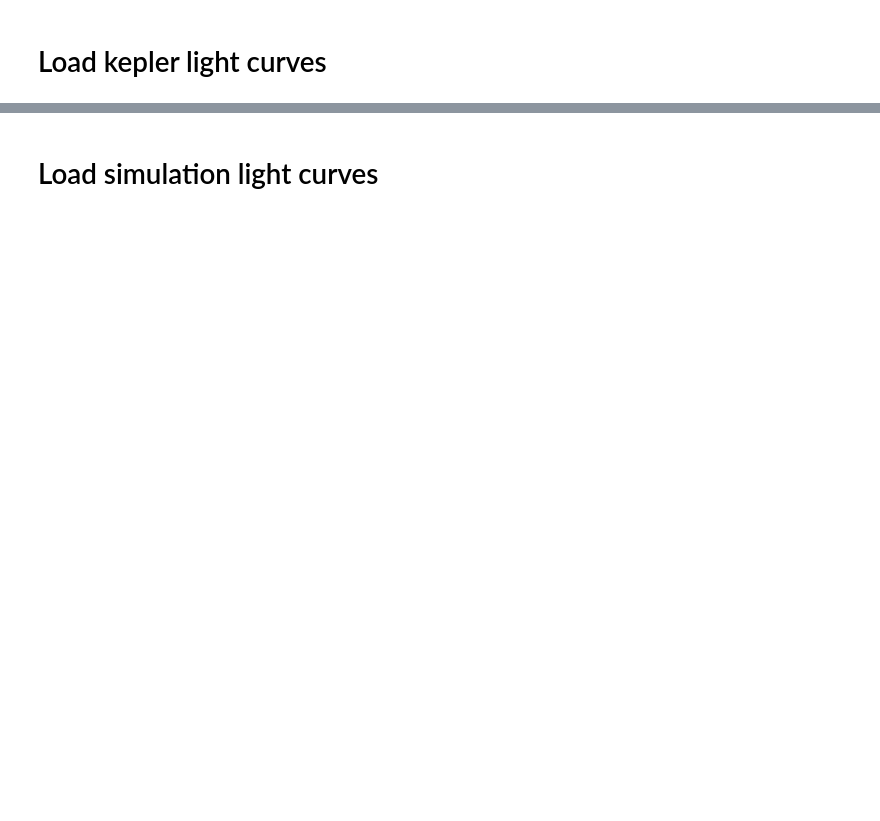
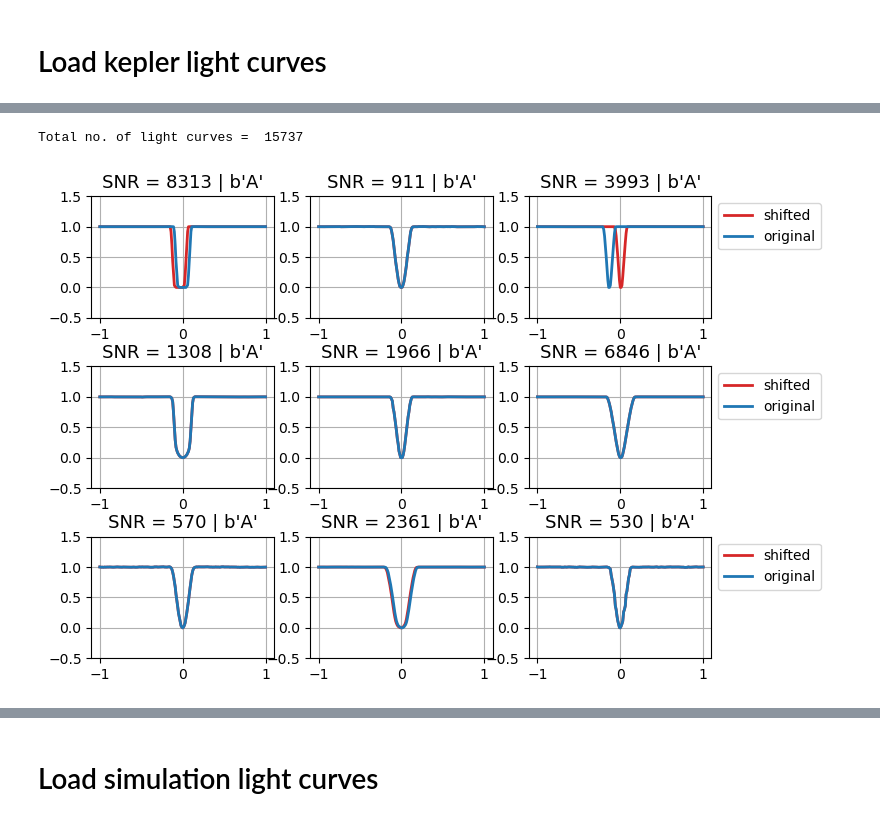
Before and after one commit to abrahammathews2000/mega, a Jupyter notebook: ml_training/overlap_lightcurves_simul_kepler.ipynb, the cells around one changed output, grey strips where cells are left out. Drawn from its saved outputs; the diff is of its cells as text; code cells hidden in the pictures; blank space fills up the shorter version.

```diff
--- a/ml_training/overlap_lightcurves_simul_kepler.ipynb
+++ b/ml_training/overlap_lightcurves_simul_kepler.ipynb
@@ -195,36 +289,45 @@ plt.show()
 print(f"Total no. of light curves = ",len(SNR_Kepler))
 # Plot the selected light curves 3 x 3
 num = 3
 fig,ax=plt.subplots(num,3, figsize=(8,6), gridspec_kw={ 'width_ratios': [1,1,1],
         'wspace': 0.2,'hspace': 0.4})
 
 # ax[0][1].set_title('Shape',size=15)
 # ax[0][0].set_title('Light Curve (Train Dataset)',size=15)
 # ax[num-1][0].set_xlabel('Phase',size=13)
 ph_kepler = np.linspace(-1,1,len(lc_np_array_offset[0]))
 
 
 i = 0
 for i in np.arange(0,num):
     # k = np.random.randint(0, len(select_kepler_lc)-50)
     k = int(np.random.choice(selected_kepler_index))
     ax[i][0].set_title(f'SNR = {int(np.round(SNR_Kepler[k],0))} | {lc_label_array[k]}',size=13)
     ax[i][0].set_ylim(-0.5,1.5)
-    ax[i][0].plot(ph_kepler, lc_np_array_offset[k],color = 'tab:red',linewidth='2')
-    ax[i][0].plot(ph_kepler, lc_np_array[k]+1,color = 'tab:blue',linewidth='2')
+    ax[i][0].plot(ph_kepler, lc_np_array_offset[k],color = 'tab:red',label='shifted',linewidth='2')
+    ax[i][0].plot(ph_kepler, lc_np_array[k]+1,color = 'tab:blue',label='original',linewidth='2')
     ax[i][0].grid('on')
+#     ax[i][0].legend()
+
 
     k = int(np.random.choice(selected_kepler_index))
     ax[i][1].set_title(f'SNR = {int(np.round(SNR_Kepler[k],0))} | {lc_label_array[k]}',size=13)
     ax[i][1].set_ylim(-0.5,1.5)
-    ax[i][1].plot(ph_kepler, lc_np_array_offset[k],color = 'tab:red',linewidth='2')
-    ax[i][1].plot(ph_kepler, lc_np_array[k]+1,color = 'tab:blue',linewidth='2')
+    ax[i][1].plot(ph_kepler, lc_np_array_offset[k],color = 'tab:red',label='shifted',linewidth='2')
+    ax[i][1].plot(ph_kepler, lc_np_array[k]+1,color = 'tab:blue',label='original',linewidth='2')
     ax[i][1].grid('on')
+#     ax[i][1].legend()
+
 
     k = int(np.random.choice(selected_kepler_index))
     ax[i][2].set_title(f'SNR = {int(np.round(SNR_Kepler[k],0))} | {lc_label_array[k]}',size=13)
     ax[i][2].set_ylim(-0.5,1.5)
-    ax[i][2].plot(ph_kepler, lc_np_array_offset[k],color = 'tab:red',linewidth='2')
-    ax[i][2].plot(ph_kepler, lc_np_array[k]+1,color = 'tab:blue',linewidth='2')
+    ax[i][2].plot(ph_kepler, lc_np_array_offset[k],color = 'tab:red',label='shifted',linewidth='2')
+    ax[i][2].plot(ph_kepler, lc_np_array[k]+1,color = 'tab:blue',label='original',linewidth='2')
     ax[i][2].grid('on')
+    ax[i][2].legend(loc='upper left', bbox_to_anchor=(1, 1))
+
     i = i + 1
+# %% [output]
+Total no. of light curves =  15737
+[figure, added]
```
Also changed, not shown: parts of 18 cells of this notebook.
